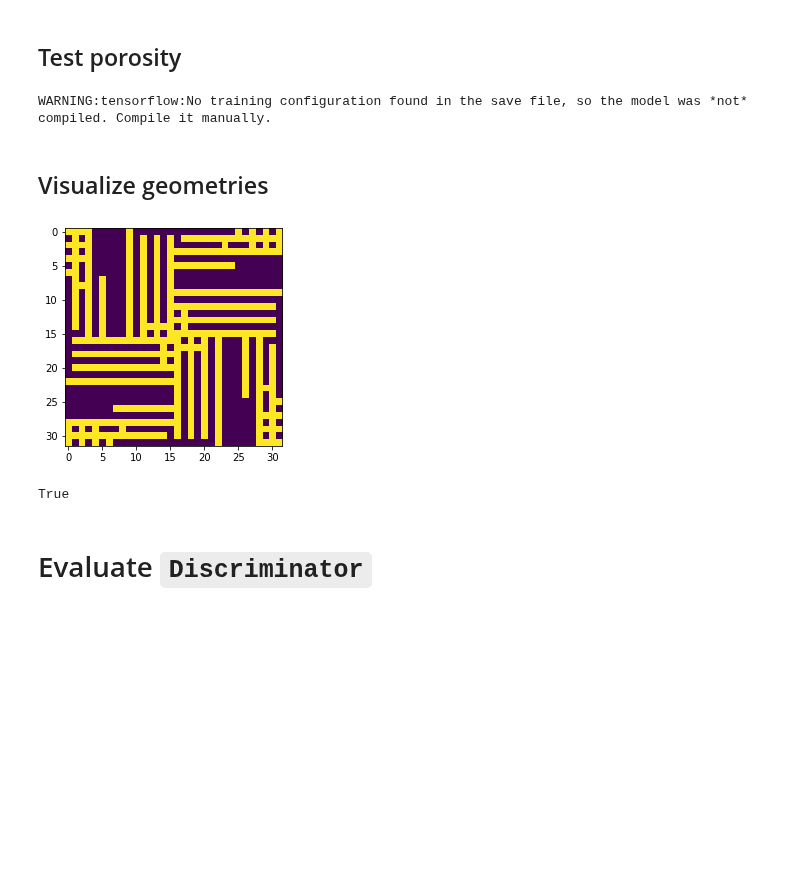
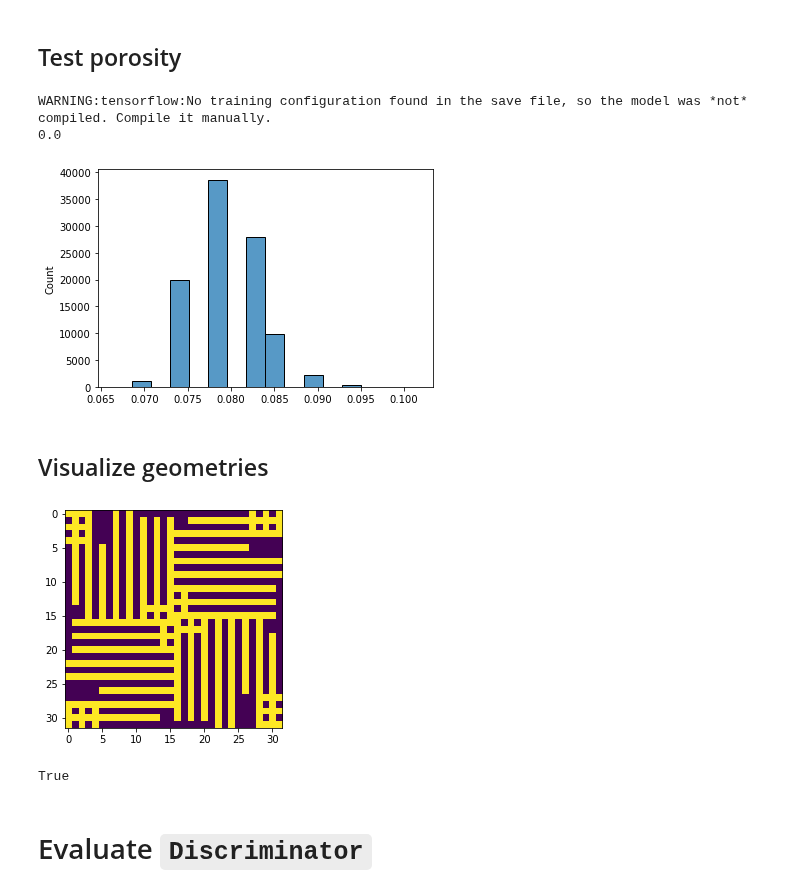
Before and after one commit to lucascbarbosa/INT, a Jupyter notebook: Manufatura Aditiva/Simulacao-GAN/Pipeline/3- Machine_learning/GAN/GAN.ipynb, the cells around one changed output. Drawn from its saved outputs; the diff is of its cells as text; code cells hidden in the pictures; blank space fills up the shorter version.

```diff
--- a/Manufatura Aditiva/Simulacao-GAN/Pipeline/3- Machine_learning/GAN/GAN.ipynb
+++ b/Manufatura Aditiva/Simulacao-GAN/Pipeline/3- Machine_learning/GAN/GAN.ipynb
@@ -248,9 +248,9 @@ def summarize_performance(epoch,porosity,G_model, D_model, data, input_G, n_samp
 # Training GAN
 # %%
 batch_size = 64
-num_epochs = 150
+num_epochs = 200
 
-alpha = 1e-1
+alpha = 1e-3
 lr = 1e-4
 porosity = 0.5
 
@@ -357,28 +340,30 @@ WARNING:tensorflow:Compiled the loaded model, but the compiled metrics have yet
 # %% [markdown]
 ## Test porosity
 # %%
-epoch = 120
+epoch = 110
 G_model = load_model(models_dir+f"epoch_{epoch}.h5")
 test_size = 100000
 X_test = generate_input_G(input_G,test_size)
 
 generated_geoms,_ = G_model.predict(X_test)
 
 porosities =  []
 pors = []
 tol = 0.01
 
 for generated_geom in generated_geoms:
     p = generated_geom.ravel().round()
     p = p.sum()/p.shape[0]
     if p <= porosity+tol and p >= porosity-tol:
         pors.append(p)
     porosities.append(p)
 
 sns.histplot(porosities,bins=16);
 print(100*len(pors)/len(porosities))
 # %% [output]
 WARNING:tensorflow:No training configuration found in the save file, so the model was *not* compiled. Compile it manually.
+0.0
+[figure, added]
 # %% [markdown]
 ## Visualize geometries
 # %%
@@ -508,7 +493,7 @@ print(passed)
 
 # sns.histplot(np.sum(generated_geoms.round().reshape((test_size,int(size*size))),axis=-1)/int(size*size),bins=32);
 # %% [output]
-[figure, old version]
+[figure, new version]
 True
 # %% [markdown]
 # Evaluate `Discriminator`
```
Also changed, not shown: parts of 1 cell of this notebook.
